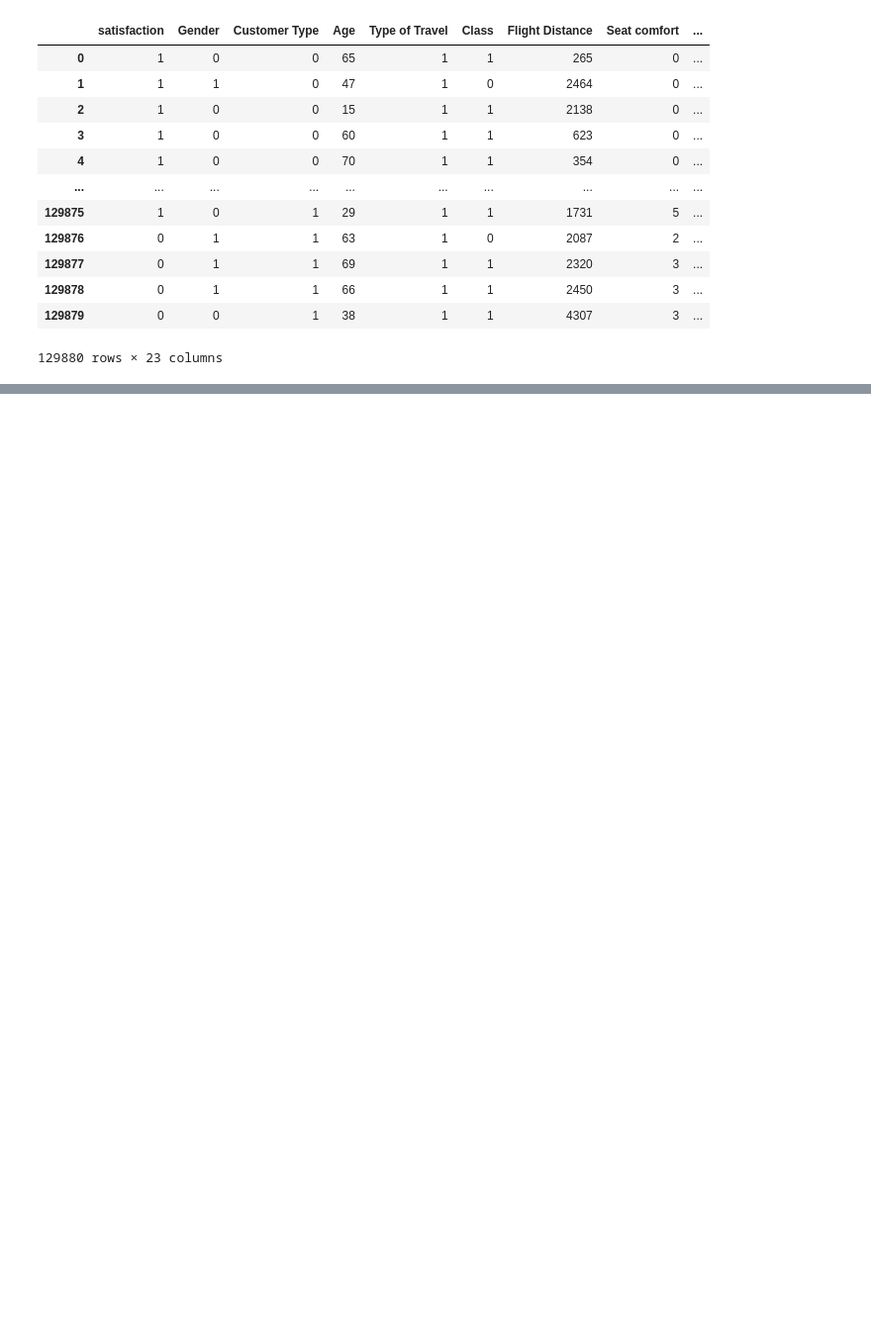
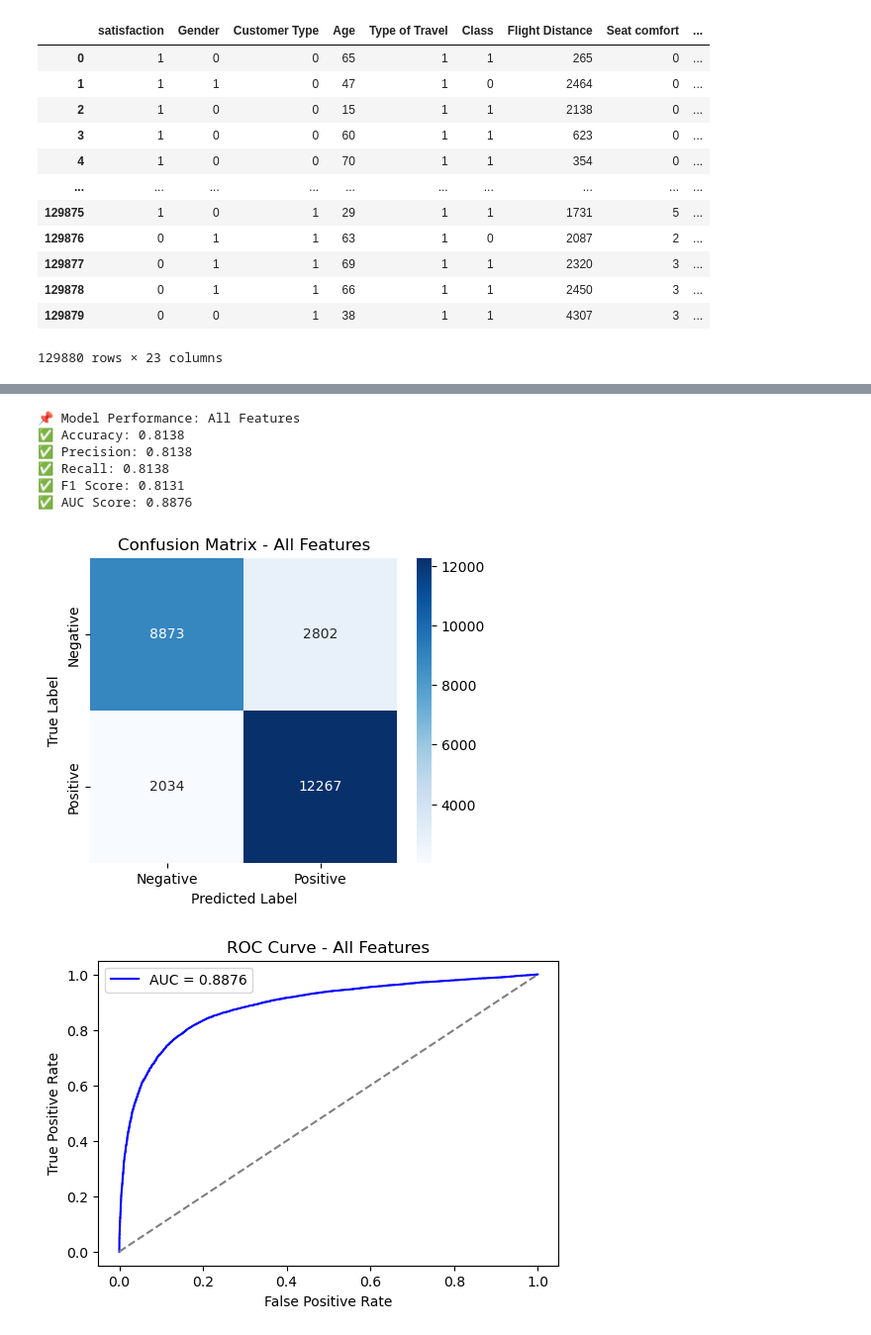
Before and after one commit to IbrahimBajwa313/Data-Science, a Jupyter notebook: LogisticRegression.ipynb, the cells around one changed output, grey strips where cells are left out. Shown at 99% size. Drawn from its saved outputs; the diff is of its cells as text; code cells hidden in the pictures; blank space fills up the shorter version.

```diff
--- a/LogisticRegression.ipynb
+++ b/LogisticRegression.ipynb
@@ -57,0 +311,18 @@ df
+# %%
+# Train Logistic Regression on selected features (SelectKBest)
+X_selected_kbest = X[selected_features_kbest]  # Using selected features from SelectKBest
+X_train_kbest, X_test_kbest, y_train, y_test = train_test_split(X_selected_kbest, y, test_size=0.2, random_state=42)
+
+model_kbest = LogisticRegression(max_iter=5000, solver='saga')
+model_kbest.fit(X_train_kbest, y_train)
+
+# Predictions using SelectKBest features
+y_pred_kbest = model_kbest.predict(X_test_kbest)
+
+# Evaluate model using SelectKBest features
+metrics_kbest = {
+    "Accuracy": accuracy_score(y_test, y_pred_kbest),
+    "Precision": precision_score(y_test, y_pred_kbest, average='weighted'),
+    "Recall": recall_score(y_test, y_pred_kbest, average='weighted'),
+    "F1 Score": f1_score(y_test, y_pred_kbest, average='weighted')
+}
@@ -57,0 +345,61 @@ df
+# %%
+from sklearn.metrics import accuracy_score, precision_score, recall_score, f1_score, confusion_matrix, roc_curve, auc
+
+# Function to evaluate a model
+def evaluate_model(model, X_test, y_test, model_name):
+    y_pred = model.predict(X_test)
+    y_pred_proba = model.predict_proba(X_test)[:, 1]  # Probabilities for ROC curve
+
+    # Compute performance metrics
+    accuracy = accuracy_score(y_test, y_pred)
+    precision = precision_score(y_test, y_pred, average='weighted')
+    recall = recall_score(y_test, y_pred, average='weighted')
+    f1 = f1_score(y_test, y_pred, average='weighted')
+
+    # Confusion Matrix
+    cm = confusion_matrix(y_test, y_pred)
+
+    # ROC Curve and AUC Score
+    fpr, tpr, _ = roc_curve(y_test, y_pred_proba)
+    auc_score = auc(fpr, tpr)
+
+  # Print Metrics
+    print(f"\n📌 Model Performance: {model_name}")
+    print(f"✅ Accuracy: {accuracy:.4f}")
+    print(f"✅ Precision: {precision:.4f}")
+    print(f"✅ Recall: {recall:.4f}")
+    print(f"✅ F1 Score: {f1:.4f}")
+    print(f"✅ AUC Score: {auc_score:.4f}")
+
+    # Plot Confusion Matrix
+    plt.figure(figsize=(5, 4))
+    sns.heatmap(cm, annot=True, fmt='d', cmap='Blues', xticklabels=['Negative', 'Positive'], yticklabels=['Negative', 'Positive'])
+    plt.xlabel("Predicted Label")
+    plt.ylabel("True Label")
+    plt.title(f"Confusion Matrix - {model_name}")
+    plt.show()
+
+    # Plot ROC Curve
+    plt.figure(figsize=(6, 4))
+    plt.plot(fpr, tpr, color='blue', label=f"AUC = {auc_score:.4f}")
+    plt.plot([0, 1], [0, 1], linestyle='--', color='grey')
+    plt.xlabel("False Positive Rate")
+    plt.ylabel("True Positive Rate")
+    plt.title(f"ROC Curve - {model_name}")
+    plt.legend()
+    plt.show()
+
+
+# Evaluate models
+evaluate_model(model_all, X_test_all, y_test, "All Features")
+evaluate_model(model_kbest, X_test_kbest, y_test, "SelectKBest Features")
+evaluate_model(model_rfe, X_test_rfe, y_test, "RFE Features")
+# %% [output]
+📌 Model Performance: All Features
+✅ Accuracy: 0.8138
+✅ Precision: 0.8138
+✅ Recall: 0.8138
+✅ F1 Score: 0.8131
+✅ AUC Score: 0.8876
+[figure, added]
+[figure, added]
```
Also changed, not shown: parts of 27 cells of this notebook.
